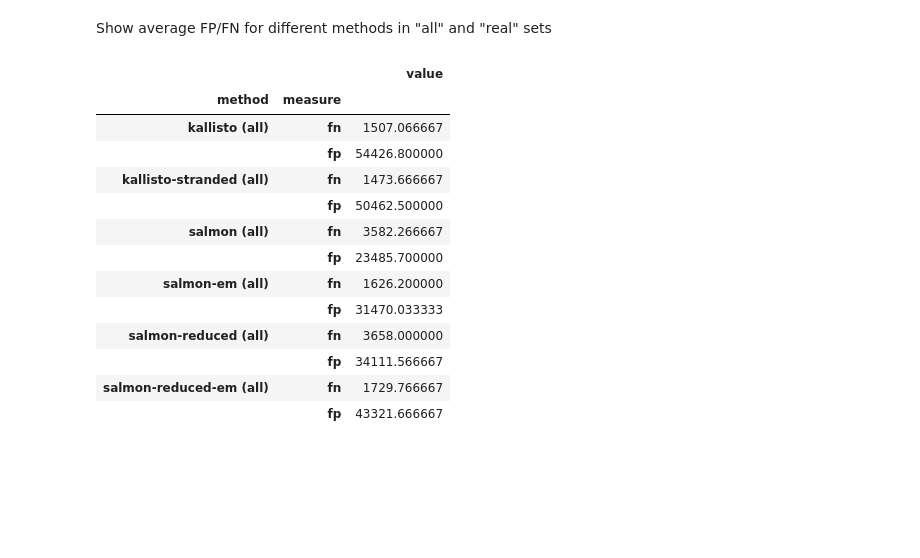
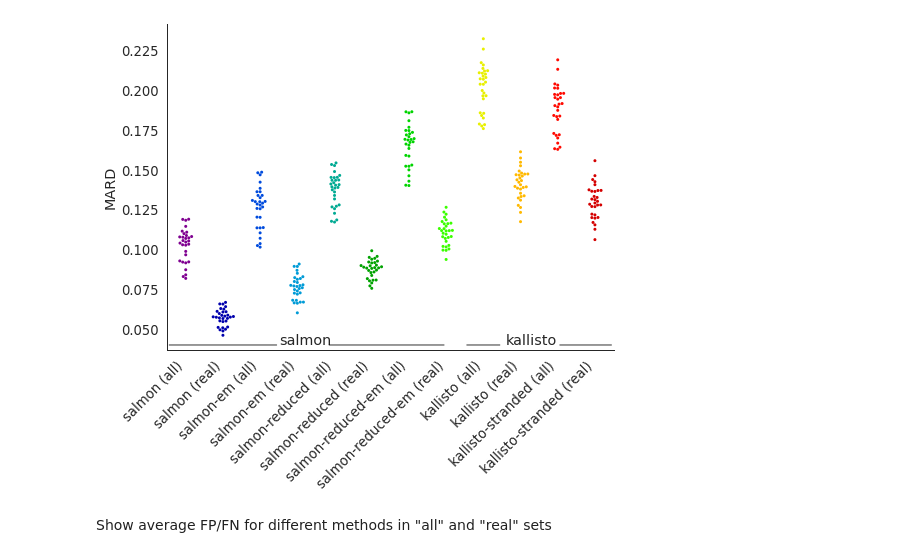
Before and after one commit to COMBINE-lab/quant-tx-diversity, a Jupyter notebook: notebook/Varabyou_reanalysis.ipynb, the cells around one changed output. Saved outputs shown, nothing was run; the diff lists cells and outputs as text; code cells hidden in the pictures; blank space fills up the shorter version.

```diff
--- a/notebook/Varabyou_reanalysis.ipynb
+++ b/notebook/Varabyou_reanalysis.ipynb
@@ -231,0 +271,32 @@ metric_means.loc[('salmon (real)', 'fp')], metric_means.loc[('salmon-em (real)',
+# %%
+def plot_mard(ds):
+    corr_df = ds.loc[ds.measure.str.contains('mard'), :]
+    with sns.plotting_context("paper", font_scale=1.5):
+        plt.figure(figsize=(8,6))
+        ax = sns.swarmplot(data=corr_df, x='method', y='value',palette='nipy_spectral', dodge=True, size=3,
+                          order=['salmon (all)', 'salmon (real)', 'salmon-em (all)', 'salmon-em (real)',
+                                 'salmon-reduced (all)', 'salmon-reduced (real)', 'salmon-reduced-em (all)',
+                                 'salmon-reduced-em (real)', 'kallisto (all)', 'kallisto (real)',
+                                 'kallisto-stranded (all)', 'kallisto-stranded (real)'])
+        plt.xticks(rotation=45, ha='right')
+        plt.ylabel('MARD')
+        plt.xlabel('')
+
+        by = 0.04
+        ax.annotate('salmon', xy=(2.5, by), xytext=(2.5, by))
+        ax.annotate("", xy=(-0.5, by), xytext=(2.5, by),
+                    textcoords='data', xycoords='data',
+                    arrowprops=dict(arrowstyle="-",connectionstyle="arc3", color='black'))
+        ax.annotate("", xy=(7.0, by), xytext=(3.8, by),
+                    textcoords='data', xycoords='data',
+                    arrowprops=dict(arrowstyle="-",connectionstyle="arc3", color='black'))
+
+        ax.annotate('kallisto', xy=(8.6, by), xytext=(8.6, by))
+        ax.annotate("", xy=(7.5, by), xytext=(8.5, by),
+                    textcoords='data', xycoords='data',
+                    arrowprops=dict(arrowstyle="-",connectionstyle="arc3", color='black'))
+        ax.annotate("", xy=(10.0, by), xytext=(11.5, by),
+                    textcoords='data', xycoords='data',
+                    arrowprops=dict(arrowstyle="-",connectionstyle="arc3", color='black'))
+        sns.despine()
+        plt.savefig('../figures/mard.pdf', bbox_inches="tight")
@@ -232,19 +348,6 @@ metric_means.loc[('salmon (real)', 'fp')], metric_means.loc[('salmon-em (real)',
+# %%
+plot_mard(ds)
+# %% [output]
+[figure, added]
 # %% [markdown]
 Show average FP/FN for different methods in "all" and "real" sets
-# %%
-z.loc[ (z['method'].str.split(' ').str.get(1) == '(all)') & (z['measure'].isin(['fp', 'fn'])), :].groupby(['method', 'measure']).mean()
-# %% [output]
-|  |  | value |
-| method | measure |  |
-| kallisto (all) | fn | 1507.066667 |
-|  | fp | 54426.800000 |
-| kallisto-stranded (all) | fn | 1473.666667 |
-|  | fp | 50462.500000 |
-| salmon (all) | fn | 3582.266667 |
-|  | fp | 23485.700000 |
-| salmon-em (all) | fn | 1626.200000 |
-|  | fp | 31470.033333 |
-| salmon-reduced (all) | fn | 3658.000000 |
-|  | fp | 34111.566667 |
-| salmon-reduced-em (all) | fn | 1729.766667 |
-|  | fp | 43321.666667 |
```
Also changed, not shown: parts of 31 cells of this notebook.
